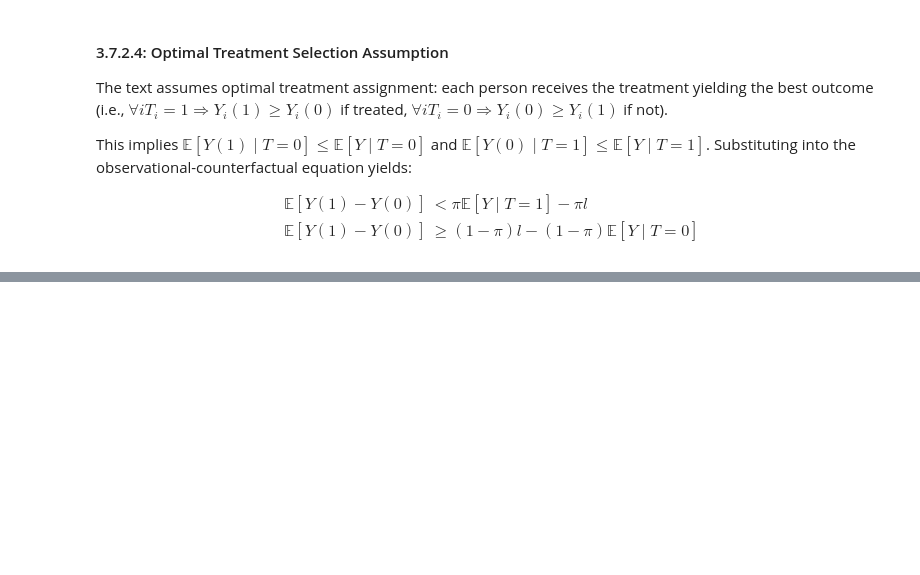
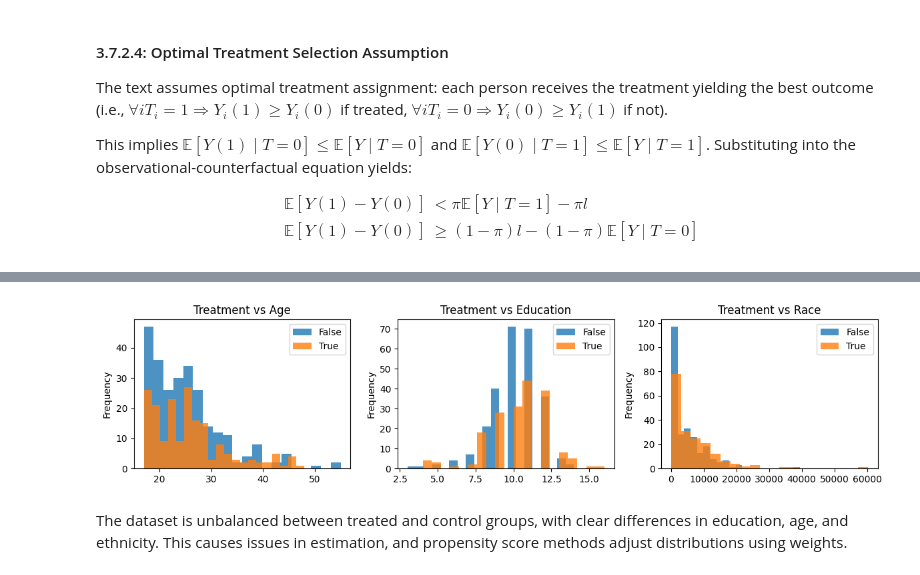
Before and after one commit to stefano-bragaglia/applied-causal-inference, a Jupyter notebook: src/notebooks/03_a_practical_approach.ipynb, the cells around one changed output, grey strips where cells are left out. Drawn from its saved outputs; the diff is of its cells as text; code cells hidden in the pictures; blank space fills up the shorter version.

```diff
--- a/src/notebooks/03_a_practical_approach.ipynb
+++ b/src/notebooks/03_a_practical_approach.ipynb
@@ -1102,0 +1189,26 @@ Researchers like Cinelli and Vetich have developed methods that overcome linear
+# %%
+import matplotlib.pyplot as plt
+
+# 1. Create a figure with 1 row and 2 columns
+fig, (ax1, ax2, ax3) = plt.subplots(1, 3, figsize=(12, 3))
+
+# 2. Plot the first crosstab on the first axis (ax1)
+lalonde_df.groupby('treat')['age'].plot(ax=ax1, kind='hist', bins=20, alpha=0.8, legend=True)
+ax1.set_title('Treatment vs Age')
+
+# 3. Plot the second crosstab on the second axis (ax2)
+lalonde_df.groupby('treat')['educ'].plot(ax=ax2, kind='hist', bins=20, alpha=0.8, legend=True)
+ax2.set_title('Treatment vs Education')
+
+# 4. Plot the third crosstab on the third axis (ax3)
+lalonde_df.groupby('treat')['re78'].plot(ax=ax3, kind='hist', bins=20, alpha=0.8, legend=True)
+ax3.set_title('Treatment vs Race')
+
+# 5. Plot figure
+plt.tight_layout()
+# plt.show()
+# %% [output]
+[figure, added]
+# %% [markdown]
+The dataset is unbalanced between treated and control groups, with clear differences in education, age, and ethnicity.
+This causes issues in estimation, and propensity score methods adjust distributions using weights.
```
Also changed, not shown: parts of 55 cells of this notebook, 2 other files.
